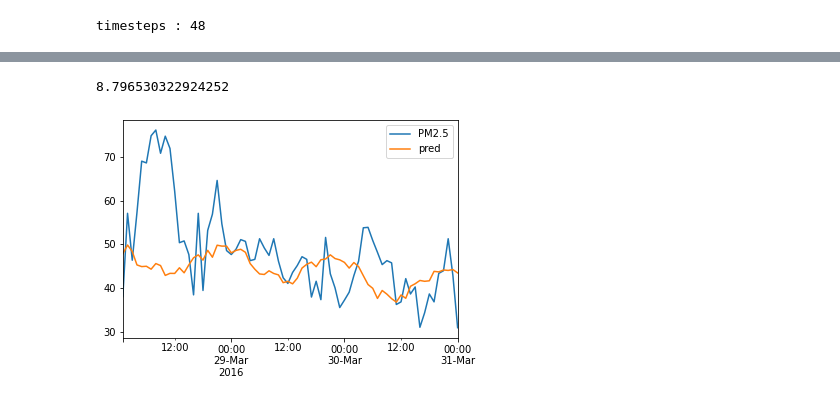
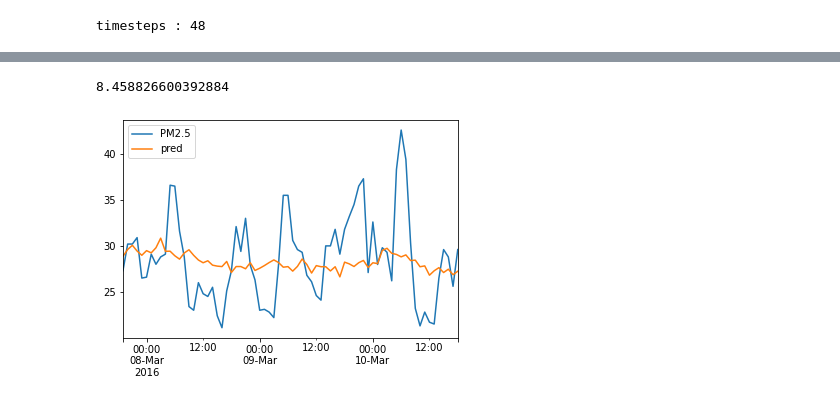
Before and after one commit to samsatp/PM25-DataScience-TermProject, a Jupyter notebook: 5. models_playground.ipynb, the cells around one changed output, grey strips where cells are left out. Cells and saved outputs as stored; diff of their text form; code cells hidden in the pictures.

```diff
--- a/5. models_playground.ipynb
+++ b/5. models_playground.ipynb
@@ -146,10 +139,10 @@ import tensorflow as tf
 # define model
 model = Sequential([
     LSTM(200, activation='relu', input_shape=(timesteps, n_features)),
-    Dense(142, activation='relu'),
-    Dense(72, activation='linear')
+    Dense(144, activation='relu'),
+    Dense(72)
 ])
 model.compile(optimizer='adam', loss='mse')
 # %%
-history = model.fit(x_train, y_train, epochs=30, batch_size=32)
+history = model.fit(x_train, y_train, epochs=10, batch_size=32)
 # %% [output]
@@ -185,12 +181,12 @@ for i in range(len(pred)):
     rmse.append(np.sqrt(mse(p, y_t)))
 np.mean(rmse)
 # %% [output]
-8.796530322924252
+8.458826600392884
 # %%
-i = 90
+i = 9
 h = y_scalers['Bangkok'].inverse_transform(pred[i].numpy().reshape((-1,1)))
 k = Y['Bangkok'][i]
 k['pred'] = h
 k.plot();
 # %% [output]
-[figure, old version]
+[figure, new version]
```
Also changed, not shown: parts of 5 cells of this notebook, 1 other file.
